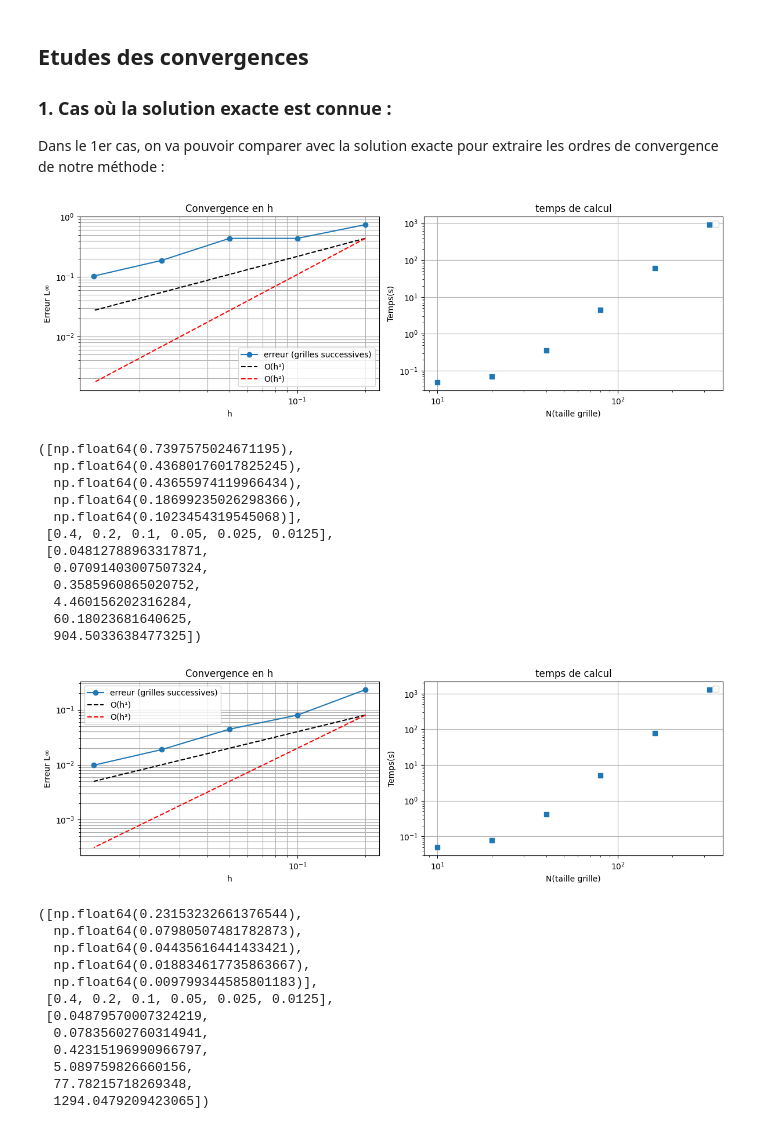
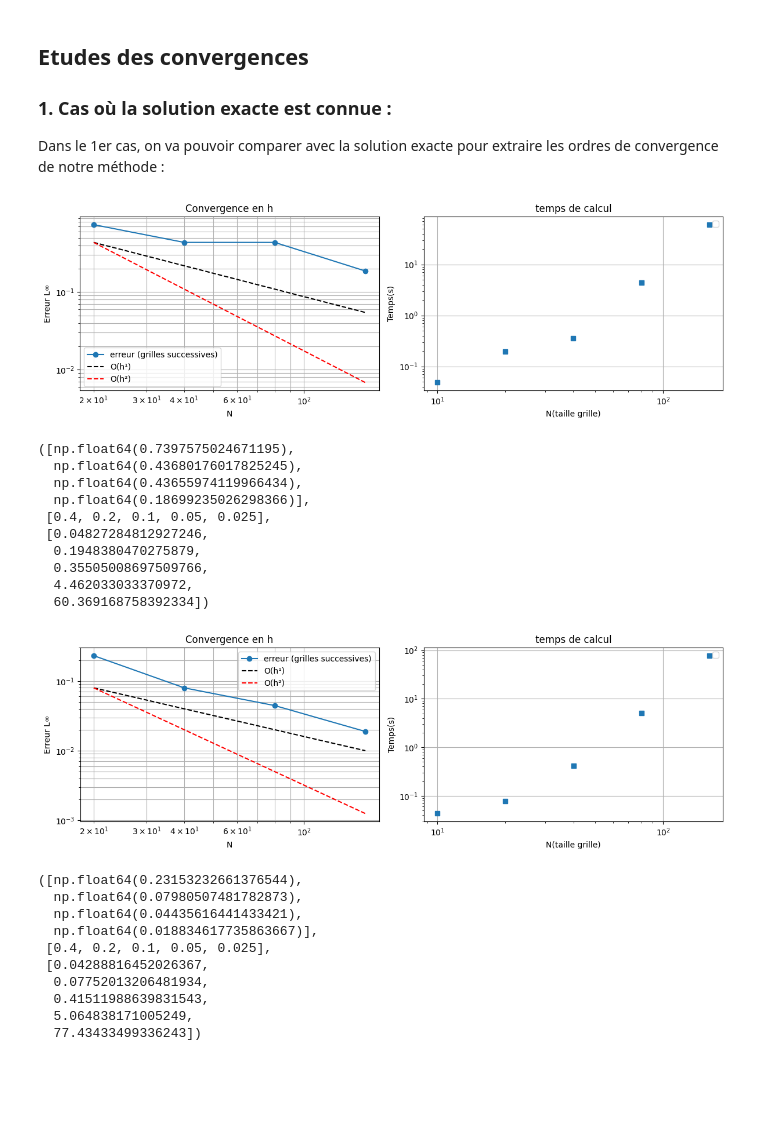
Before and after one commit to francois2004/zermelo-pinn, a Jupyter notebook: notebooks/Différences finies.ipynb, the cells around one changed output. Drawn from its saved outputs; the diff is of its cells as text; code cells hidden in the pictures; blank space fills up the shorter version.

```diff
--- a/notebooks/Différences finies.ipynb
+++ b/notebooks/Différences finies.ipynb
@@ -180,3 +180,8 @@ def build_system(U, x, y, N, f, params) :
             B[i] = 1.0
     A = A.tocsr()
     return A, B
+# %%
+x, y, = np.linspace(params.X_min, params.X_max, 21), np.linspace(params.Y_min, params.Y_max, 21)
+U = np.zeros(400)
+A,B = build_system(U, x, y, 20, f_1, params)
+print(B)
@@ -307,12 +314,12 @@ def graphs_convergence(N_list, func, params):
     fig, axes = plt.subplots(1, 2, figsize=(12, 4))
 
     ax = axes[0]
-    ax.loglog(H[1:], errors, 'o-', label='erreur (grilles successives)')
-    ax.loglog(H[1:], [errors[1] * (H[i+1]/H[1])**1 for i in range(len(errors))],
+    ax.loglog(N_list[1:], errors, 'o-', label='erreur (grilles successives)')
+    ax.loglog(N_list[1:], [errors[1] * (N_list[1]/N_list[i+1])**1 for i in range(len(errors))],
               'k--', label='O(h¹)')
-    ax.loglog(H[1:], [errors[1] * (H[i+1]/H[1])**2 for i in range(len(errors))],
+    ax.loglog(N_list[1:], [errors[1] * (N_list[1]/N_list[i+1])**2 for i in range(len(errors))],
               'r--', label='O(h²)')
-    ax.set_xlabel('h'); ax.set_ylabel('Erreur L∞')
+    ax.set_xlabel('N'); ax.set_ylabel('Erreur L∞')
     ax.set_title('Convergence en h')
     ax.legend(); ax.grid(True, which='both')
 
@@ -329,36 +336,32 @@ def graphs_convergence(N_list, func, params):
 
     return errors, H, Time
 # %%
-N_list = [10*2**k for k in range(6)]
+N_list = [10*2**k for k in range(5)]
 graphs_convergence(N_list, f_1, params)
 # %% [output]
-[figure, old version]
+[figure, new version]
 ([np.float64(0.7397575024671195),
   np.float64(0.43680176017825245),
   np.float64(0.43655974119966434),
-  np.float64(0.18699235026298366),
-  np.float64(0.1023454319545068)],
- [0.4, 0.2, 0.1, 0.05, 0.025, 0.0125],
- [0.04812788963317871,
-  0.07091403007507324,
-  0.3585960865020752,
-  4.460156202316284,
-  60.18023681640625,
-  904.5033638477325])
+  np.float64(0.18699235026298366)],
+ [0.4, 0.2, 0.1, 0.05, 0.025],
+ [0.04827284812927246,
+  0.1948380470275879,
+  0.35505008697509766,
+  4.462033033370972,
+  60.369168758392334])
 # %%
-N_list = [10*2**k for k in range(6)]
+N_list = [10*2**k for k in range(5)]
 graphs_convergence(N_list, compute_f_exact, params)
 # %% [output]
-[figure, old version]
+[figure, new version]
 ([np.float64(0.23153232661376544),
   np.float64(0.07980507481782873),
   np.float64(0.04435616441433421),
-  np.float64(0.018834617735863667),
-  np.float64(0.009799344585801183)],
- [0.4, 0.2, 0.1, 0.05, 0.025, 0.0125],
- [0.04879570007324219,
-  0.07835602760314941,
-  0.42315196990966797,
-  5.089759826660156,
-  77.78215718269348,
-  1294.0479209423065])
+  np.float64(0.018834617735863667)],
+ [0.4, 0.2, 0.1, 0.05, 0.025],
+ [0.04288816452026367,
+  0.07752013206481934,
+  0.41511988639831543,
+  5.064838171005249,
+  77.43433499336243])
```
Also changed, not shown: parts of 1 cell of this notebook, 34 other files.
